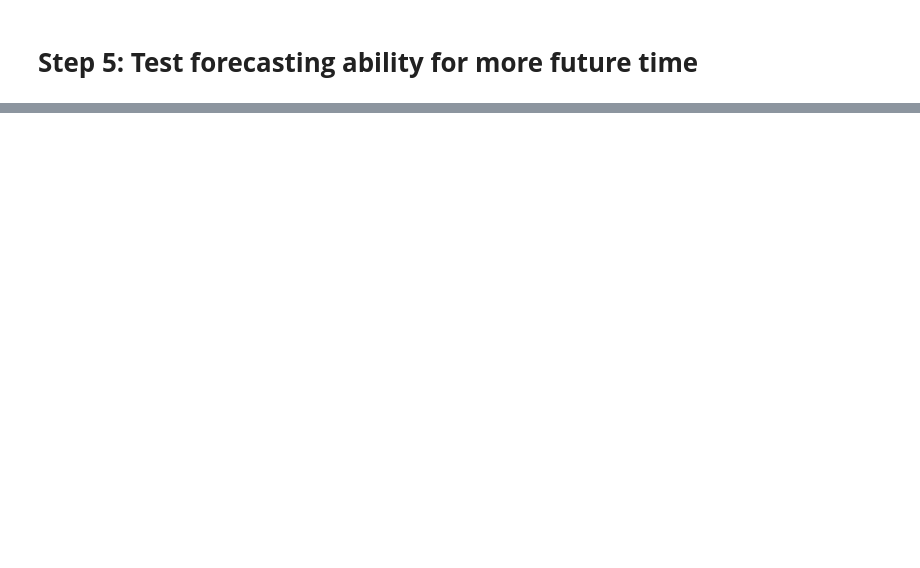
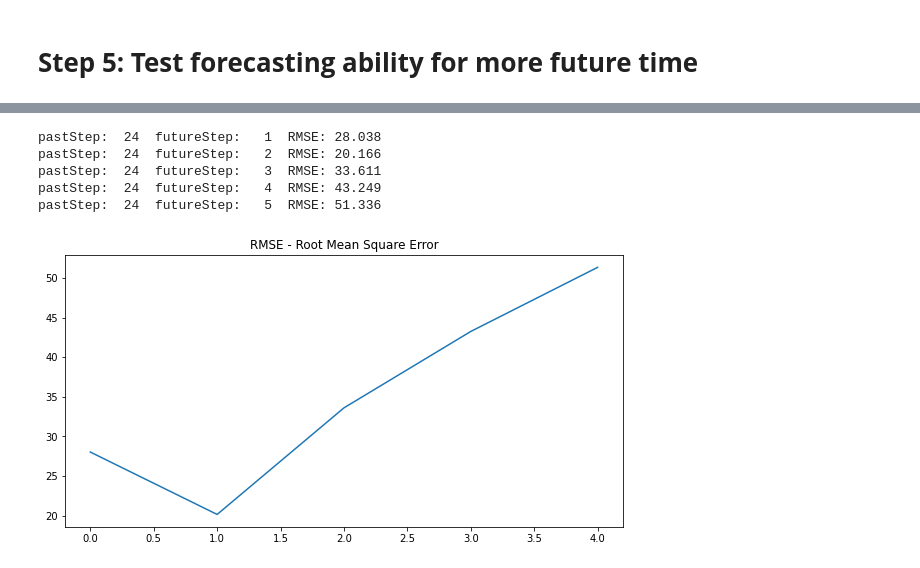
Before and after one commit to ttezy/Time-Sequence-Analysis, a Jupyter notebook: LSTM_Multivariate.ipynb, the cells around one changed output, grey strips where cells are left out. Drawn from its saved outputs; the diff is of its cells as text; code cells hidden in the pictures; blank space fills up the shorter version.

```diff
--- a/LSTM_Multivariate.ipynb
+++ b/LSTM_Multivariate.ipynb
@@ -429,0 +321,15 @@ Test RMSE: 54.829
+# %%
+for i in range(len(RMSE)):
+  print("pastStep: %3d" % pastStep, " futureStep: %3d" % (i+1), " RMSE: %.3f" % RMSE[i])
+
+plt.figure(figsize=(10,5))
+plt.plot(RMSE)
+plt.title("RMSE - Root Mean Square Error")
+plt.show()
+# %% [output]
+pastStep:  24  futureStep:   1  RMSE: 28.038
+pastStep:  24  futureStep:   2  RMSE: 20.166
+pastStep:  24  futureStep:   3  RMSE: 33.611
+pastStep:  24  futureStep:   4  RMSE: 43.249
+pastStep:  24  futureStep:   5  RMSE: 51.336
+[figure, added]
```
Also changed, not shown: parts of 7 cells of this notebook.
